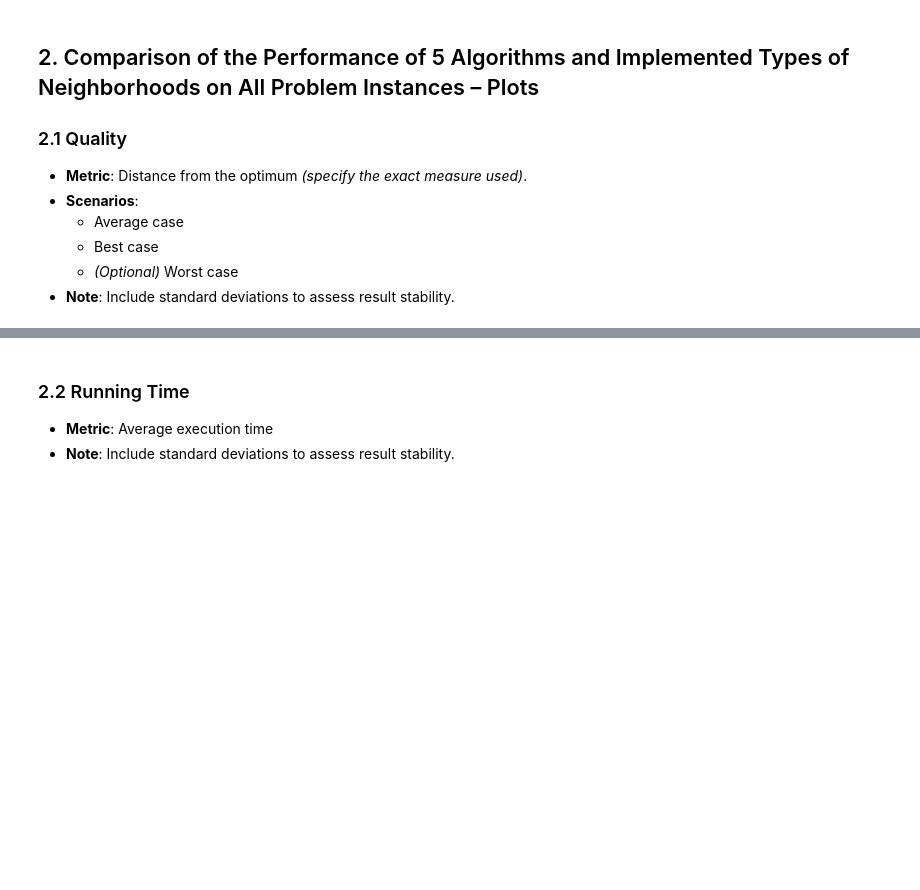
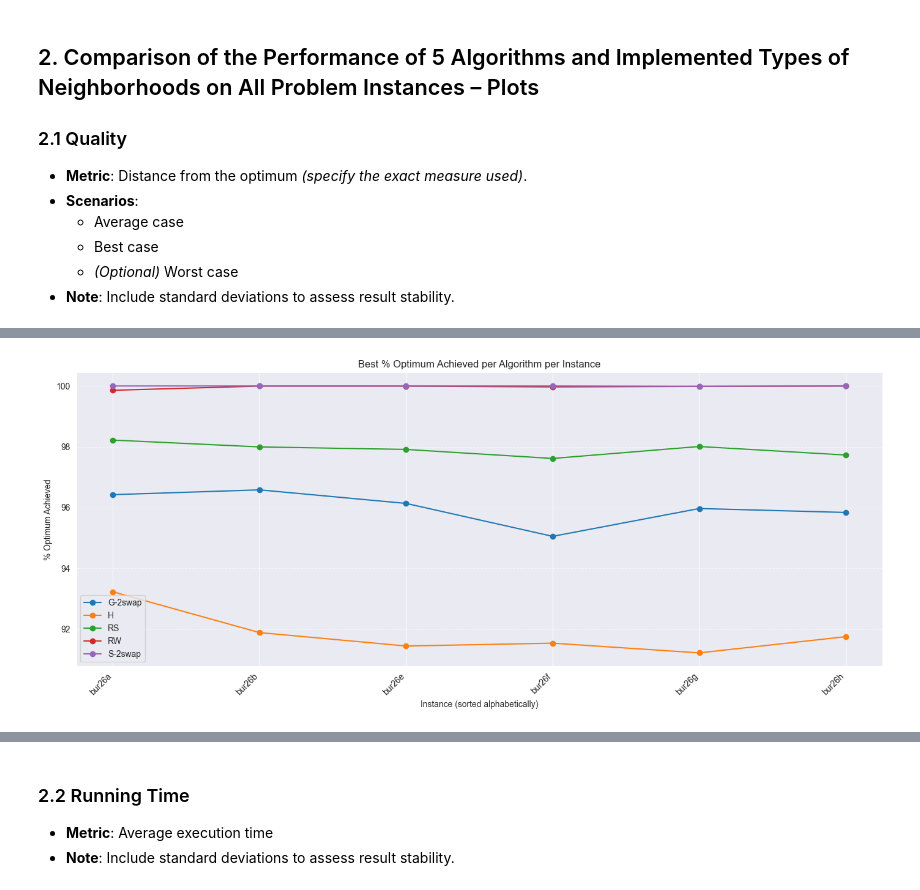
Before and after one commit to aiPatMac/putBIAM_QAPsolver, a Jupyter notebook: plots/plots.ipynb, the cells around one changed output, grey strips where cells are left out. Drawn from its saved outputs; the diff is of its cells as text; code cells hidden in the pictures; blank space fills up the shorter version.

```diff
--- a/plots/plots.ipynb
+++ b/plots/plots.ipynb
@@ -109,0 +110,81 @@ Current working directory: C:\Users\Uni\IdeaProjects\BIAM\plots
+# %%
+import pandas as pd
+import matplotlib.pyplot as plt
+import numpy as np
+import os
+
+# # 🧹 Clean instance names
+# experiment_df["Instance"] = experiment_df["Instance"].str.replace(".dat", "", regex=False).str.lower()
+# optimal_df["name"] = optimal_df["name"].str.lower()
+#
+# # 🔗 Merge on instance name
+# merged_df = experiment_df.merge(
+#     optimal_df,
+#     left_on="Instance",
+#     right_on="name",
+#     how="left",
+#     suffixes=('', '_optimal')
+# )
+#
+# # # ⚙️ Compute performance metrics
+# # merged_df["%OptimumAchieved"] = (merged_df["solution"] / merged_df["FinalFitness"]) * 100
+
+# 🔢 Optional: Sort by instance size
+# merged_df["InstanceSize"] = merged_df["Instance"].str.extract(r'(\d+)').astype(int)
+# instance_order = merged_df.groupby("Instance")["InstanceSize"].first().sort_values().index.tolist()
+# For now sort alphabetically:
+instance_order = sorted(merged_df["Instance"].unique())
+
+# Colors for consistent styling
+algorithm_colors = dict(zip(
+    sorted(merged_df["Algorithm"].unique()),
+    plt.cm.tab10.colors
+))
+
+# 📈 Function to create line plots
+def plot_quality_by_instance(agg_func, title, with_error=False):
+    grouped = merged_df.groupby(["Instance", "Algorithm"])["%OptimumAchieved"]
+    if agg_func == "best":
+        df_plot = grouped.max().reset_index()
+    elif agg_func == "worst":
+        df_plot = grouped.min().reset_index()
+    elif agg_func == "mean_std":
+        df_plot = grouped.agg(['mean', 'std']).reset_index()
+    else:
+        raise ValueError("Invalid aggregation function")
+
+    fig, ax = plt.subplots(figsize=(14, 6))
+
+    for algo in sorted(merged_df["Algorithm"].unique()):
+        if agg_func == "mean_std":
+            algo_data = df_plot[df_plot["Algorithm"] == algo].sort_values("Instance")
+            mean_values = algo_data["mean"]
+            std_values = algo_data["std"]
+            ax.errorbar(
+                algo_data["Instance"], mean_values, yerr=std_values,
+                label=algo, fmt='-o', color=algorithm_colors[algo], capsize=3
+            )
+        else:
+            algo_data = df_plot[df_plot["Algorithm"] == algo]
+            algo_data = algo_data.set_index("Instance").reindex(instance_order).reset_index()
+            ax.plot(
+                algo_data["Instance"], algo_data["%OptimumAchieved"],
+                '-o', label=algo, color=algorithm_colors[algo]
+            )
+
+    ax.set_title(title)
+    ax.set_xlabel("Instance (sorted alphabetically)")
+    ax.set_ylabel("% Optimum Achieved")
+    ax.set_xticks(range(len(instance_order)))
+    ax.set_xticklabels(instance_order, rotation=45, ha='right')
+    ax.grid(axis='y', linestyle='--', alpha=0.6)
+    ax.legend()
+    plt.tight_layout()
+    plt.show()
+
+# 🔽 Generate plots
+plot_quality_by_instance("best", "Best % Optimum Achieved per Algorithm per Instance")
+plot_quality_by_instance("worst", "Worst % Optimum Achieved per Algorithm per Instance")
+plot_quality_by_instance("mean_std", "Mean ± Std Dev of % Optimum Achieved per Algorithm per Instance")
+# %% [output]
+[figure, added]
```
Also changed, not shown: parts of 16 cells of this notebook.
